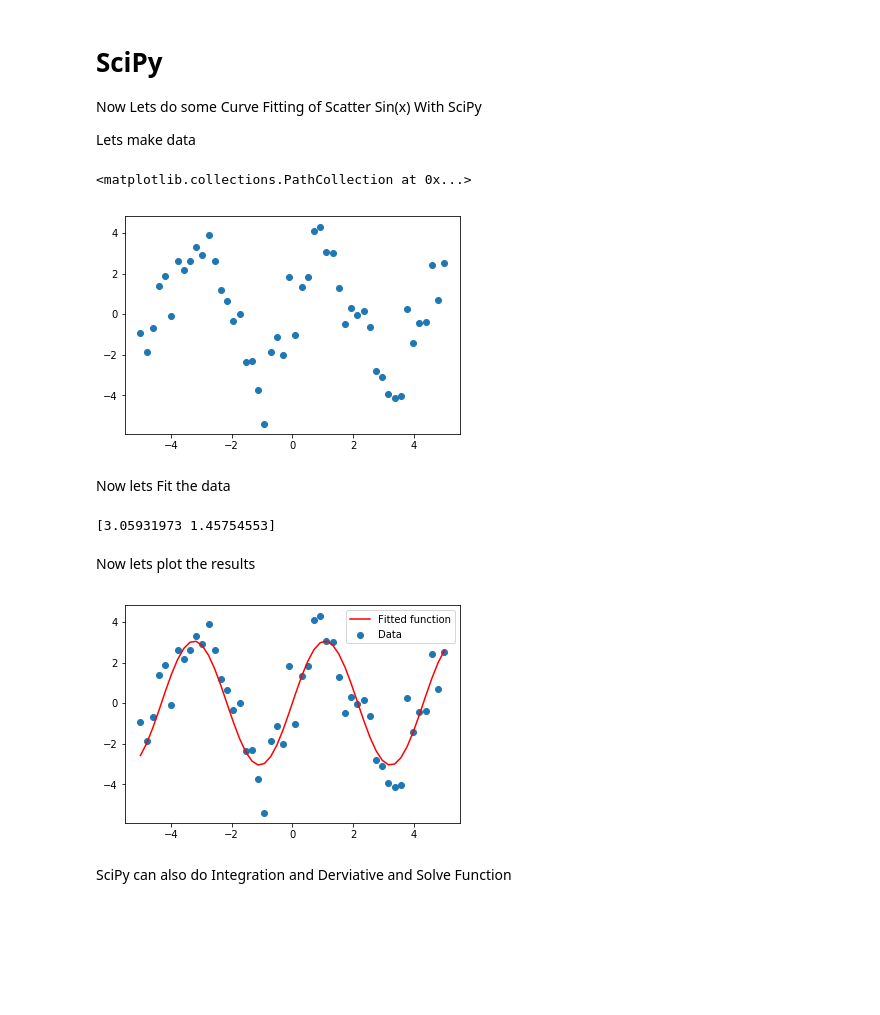
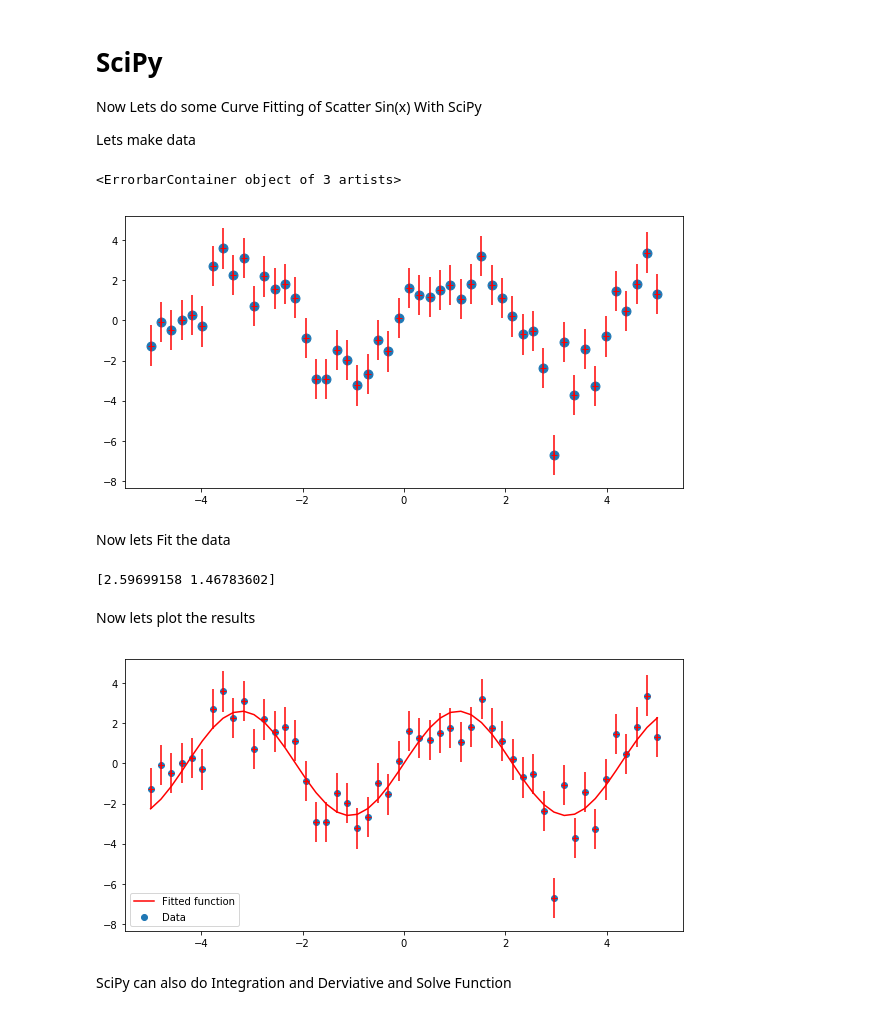
Before and after one commit to jpierel14/USC_PythonCourse_2019, a Jupyter notebook: Day_2/Python Core.ipynb, the cells around one changed output. Drawn from its saved outputs; the diff is of its cells as text; code cells hidden in the pictures; blank space fills up the shorter version.

```diff
--- a/Day_2/Python Core.ipynb
+++ b/Day_2/Python Core.ipynb
@@ -102,18 +106,19 @@ Now Lets do some Curve Fitting of Scatter Sin(x) With SciPy
 Lets make data
 # %%
 # Seed the random number generator for reproducibility
-np.random.seed(0)
+np.random.seed(194)
 
 x_data = np.linspace(-5, 5, num=50) #setup x data
 y_data = 2.9 * np.sin(1.5 * x_data) + np.random.normal(size=50) #setup sin(x) random data
-
+errors = np.zeros(len(y_data)) + 1
 # And plot it
 import matplotlib.pyplot as plt
-plt.figure(figsize=(6, 4))
-plt.scatter(x_data, y_data) #scatter plot
+plt.figure(figsize=(10, 5))
+plt.scatter(x_data, y_data, s =80) #scatter plot
+plt.errorbar(x_data,y_data,yerr = errors, fmt = "r+")
 # %% [output]
-<matplotlib.collections.PathCollection at 0x...>
+<ErrorbarContainer object of 3 artists>
-[figure, old version]
+[figure, new version]
 # %% [markdown]
 Now lets Fit the data
 # %%
@@ -123,24 +128,24 @@ def test_func(x, a, b):
     return a * np.sin(b * x) #test function with fix of a*sin(b*x)
 
 params, params_covariance = optimize.curve_fit(test_func, x_data, y_data,
-                                               p0=[2, 2]) #fit of data
+                                               p0=[10, 1.5], sigma = errors) #fit of data
 
 print(params)
 # %% [output]
-[3.05931973 1.45754553]
+[2.59699158 1.46783602]
 # %% [markdown]
 Now lets plot the results
 # %%
-plt.figure(figsize=(6, 4))
+plt.figure(figsize=(10, 5))
 plt.scatter(x_data, y_data, label='Data')
 plt.plot(x_data, test_func(x_data, params[0], params[1]),
          label='Fitted function', c='r')
-
+plt.errorbar(x_data,y_data,yerr = errors, fmt = "r+")
 plt.legend(loc='best')
 
 plt.show()
 # %% [output]
-[figure, old version]
+[figure, new version]
 # %% [markdown]
 SciPy can also do Integration and Derviative and Solve Function
 # %%
```
Also changed, not shown: parts of 7 cells of this notebook.
